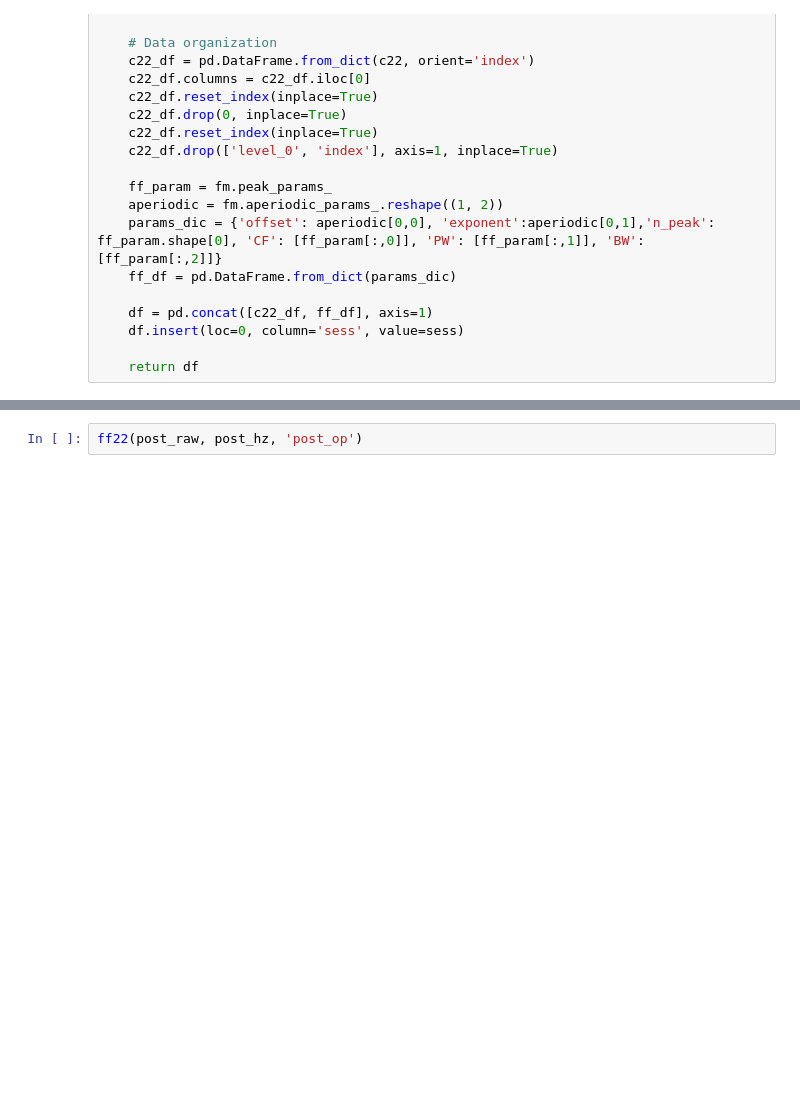
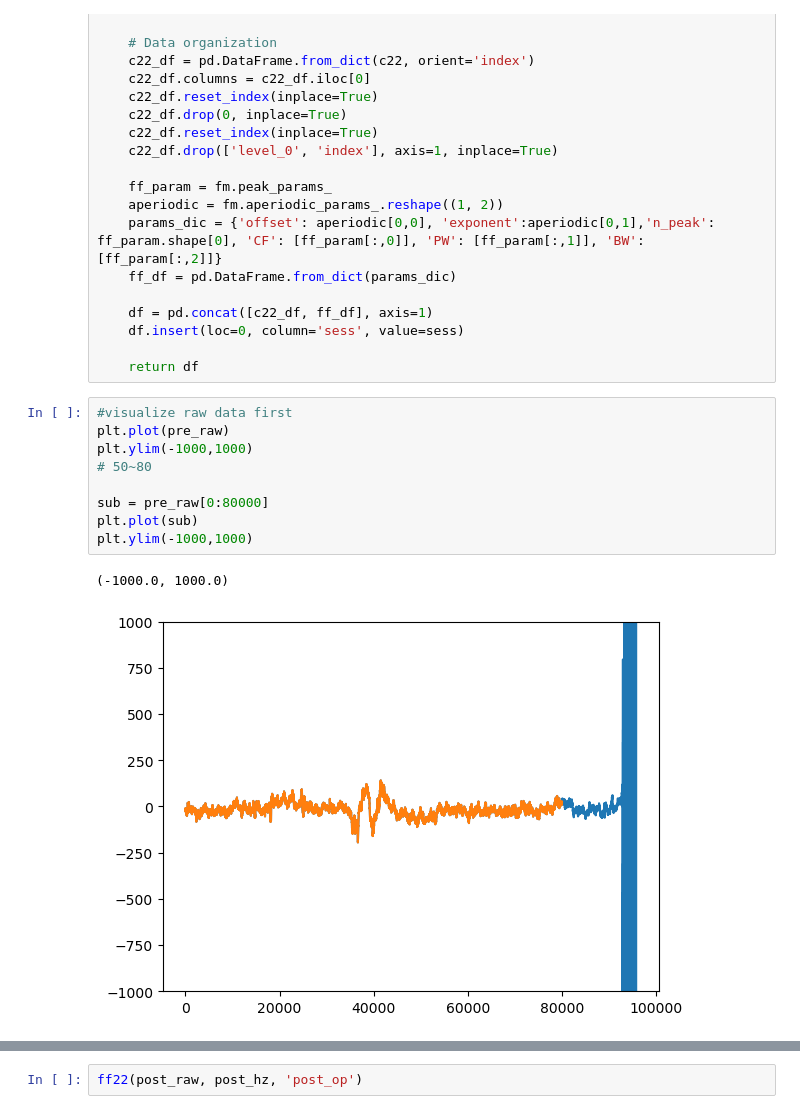
Before and after one commit to seqasim/LFPAnalysis, a Jupyter notebook: scripts/DBS_analysis_ff22.ipynb, the cells around one changed output, grey strips where cells are left out. Drawn from its saved outputs; the diff is of its cells as text; blank space fills up the shorter version.

```diff
--- a/scripts/DBS_analysis_ff22.ipynb
+++ b/scripts/DBS_analysis_ff22.ipynb
@@ -146,4 +144,16 @@ def ff22(data, hz, sess):
     df.insert(loc=0, column='sess', value=sess)
 
     return df
+# %%
+#visualize raw data first
+plt.plot(pre_raw)
+plt.ylim(-1000,1000)
+# 50~80
+
+sub = pre_raw[0:80000]
+plt.plot(sub)
+plt.ylim(-1000,1000)
+# %% [output]
+(-1000.0, 1000.0)
+[figure, added]
 # %%
```
Also changed, not shown: parts of 14 cells of this notebook.
